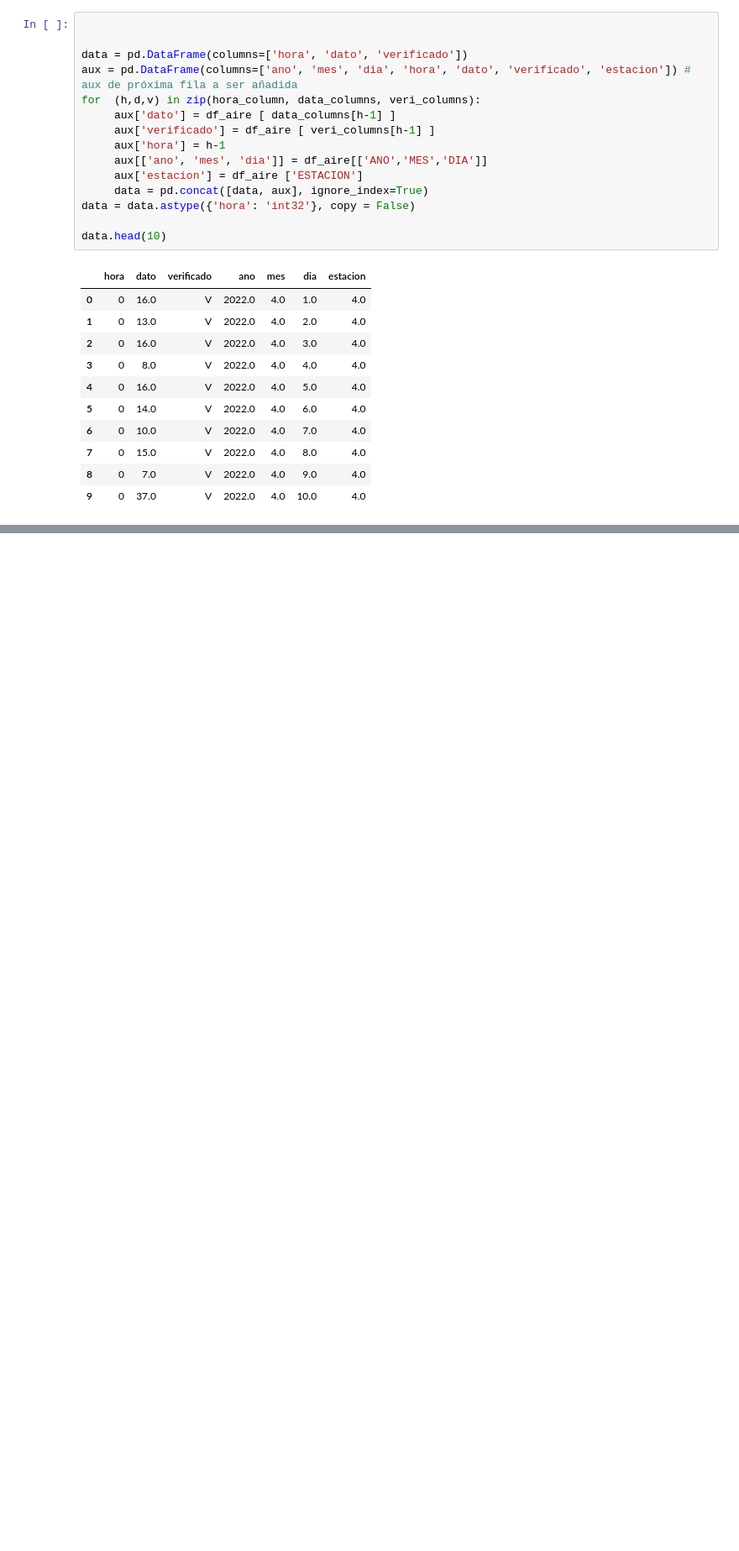
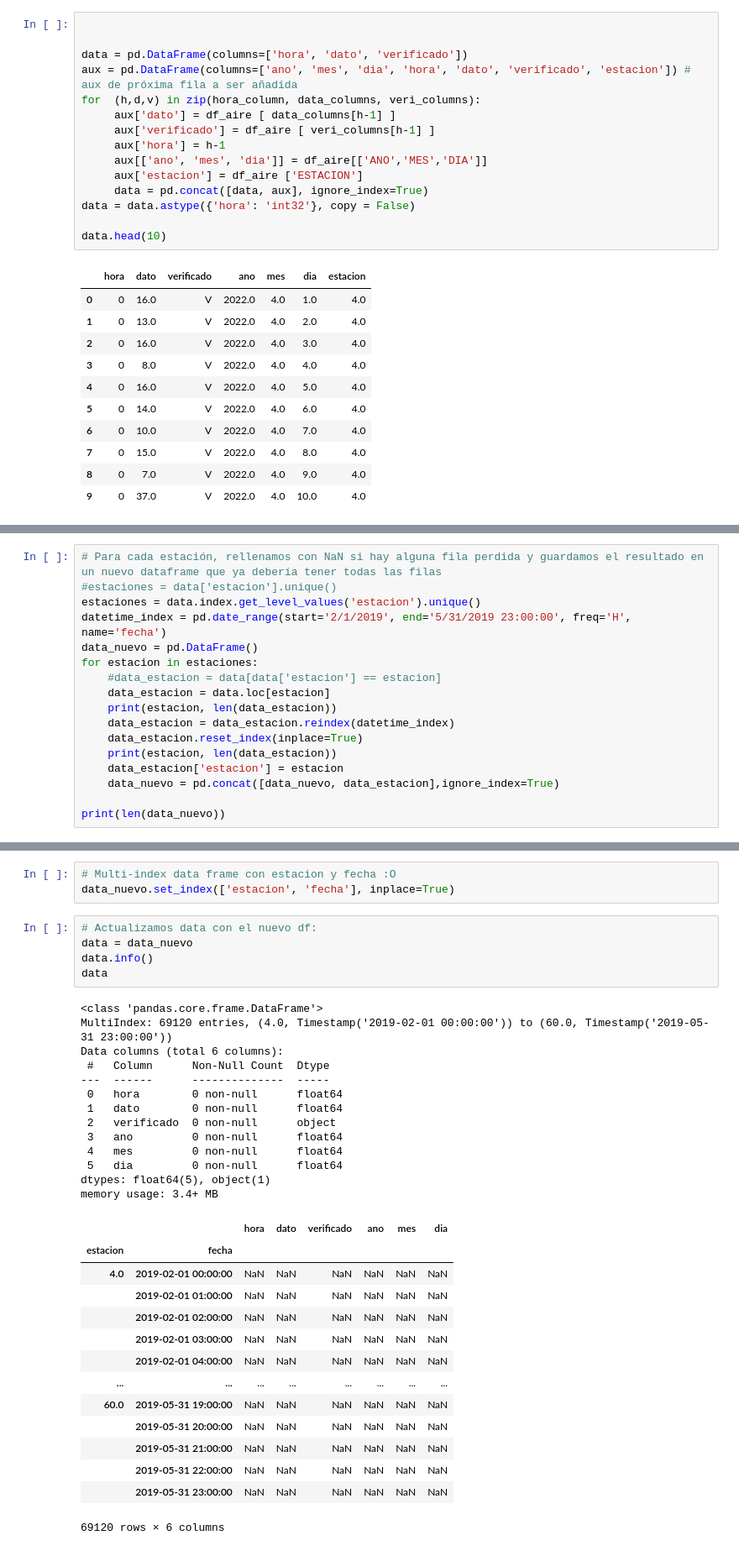
Before and after one commit to EmmaMontalban/calidad_aire_provisional, a Jupyter notebook: Notebooks/aire2022.ipynb, the cells around one changed output, grey strips where cells are left out. Shown: that part at 84% size. Saved outputs shown, nothing was run; the diff lists cells and outputs as text; blank space fills up the shorter version.

```diff
--- a/Notebooks/aire2022.ipynb
+++ b/Notebooks/aire2022.ipynb
@@ -123,0 +146,17 @@ data.set_index(['fecha'], inplace=True)
+# %%
+# Para cada estación, rellenamos con NaN si hay alguna fila perdida y guardamos el resultado en un nuevo dataframe que ya debería tener todas las filas
+#estaciones = data['estacion'].unique()
+estaciones = data.index.get_level_values('estacion').unique()
+datetime_index = pd.date_range(start='2/1/2019', end='5/31/2019 23:00:00', freq='H', name='fecha')
+data_nuevo = pd.DataFrame()
+for estacion in estaciones:
+    #data_estacion = data[data['estacion'] == estacion]
+    data_estacion = data.loc[estacion]
+    print(estacion, len(data_estacion))
+    data_estacion = data_estacion.reindex(datetime_index)
+    data_estacion.reset_index(inplace=True)
+    print(estacion, len(data_estacion))
+    data_estacion['estacion'] = estacion
+    data_nuevo = pd.concat([data_nuevo, data_estacion],ignore_index=True)
+
+print(len(data_nuevo))
@@ -123,0 +181,36 @@ data.set_index(['fecha'], inplace=True)
+# %%
+# Multi-index data frame con estacion y fecha :O
+data_nuevo.set_index(['estacion', 'fecha'], inplace=True)
+# %%
+# Actualizamos data con el nuevo df:
+data = data_nuevo
+data.info()
+data
+# %% [output]
+<class 'pandas.core.frame.DataFrame'>
+MultiIndex: 69120 entries, (4.0, Timestamp('2019-02-01 00:00:00')) to (60.0, Timestamp('2019-05-31 23:00:00'))
+Data columns (total 6 columns):
+ #   Column      Non-Null Count  Dtype
+---  ------      --------------  -----
+ 0   hora        0 non-null      float64
+ 1   dato        0 non-null      float64
+ 2   verificado  0 non-null      object
+ 3   ano         0 non-null      float64
+ 4   mes         0 non-null      float64
+ 5   dia         0 non-null      float64
+dtypes: float64(5), object(1)
+memory usage: 3.4+ MB
+|  |  | hora | dato | verificado | ano | mes | dia |
+| estacion | fecha |  |  |  |  |  |  |
+| 4.0 | 2019-02-01 00:00:00 | NaN | NaN | NaN | NaN | NaN | NaN |
+|  | 2019-02-01 01:00:00 | NaN | NaN | NaN | NaN | NaN | NaN |
+|  | 2019-02-01 02:00:00 | NaN | NaN | NaN | NaN | NaN | NaN |
+|  | 2019-02-01 03:00:00 | NaN | NaN | NaN | NaN | NaN | NaN |
+|  | 2019-02-01 04:00:00 | NaN | NaN | NaN | NaN | NaN | NaN |
+| ... | ... | ... | ... | ... | ... | ... | ... |
+| 60.0 | 2019-05-31 19:00:00 | NaN | NaN | NaN | NaN | NaN | NaN |
+|  | 2019-05-31 20:00:00 | NaN | NaN | NaN | NaN | NaN | NaN |
+|  | 2019-05-31 21:00:00 | NaN | NaN | NaN | NaN | NaN | NaN |
+|  | 2019-05-31 22:00:00 | NaN | NaN | NaN | NaN | NaN | NaN |
+|  | 2019-05-31 23:00:00 | NaN | NaN | NaN | NaN | NaN | NaN |
+69120 rows × 6 columns
```
Also changed, not shown: parts of 14 cells of this notebook.
